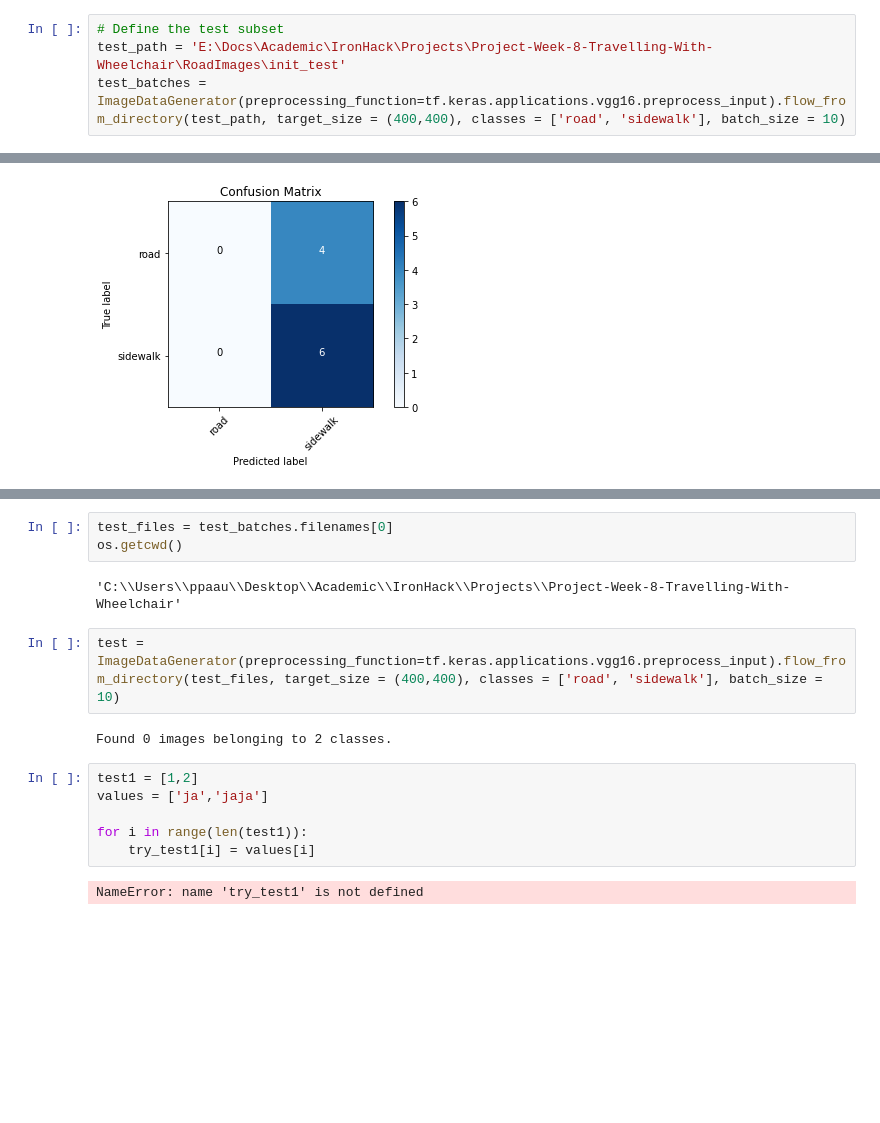
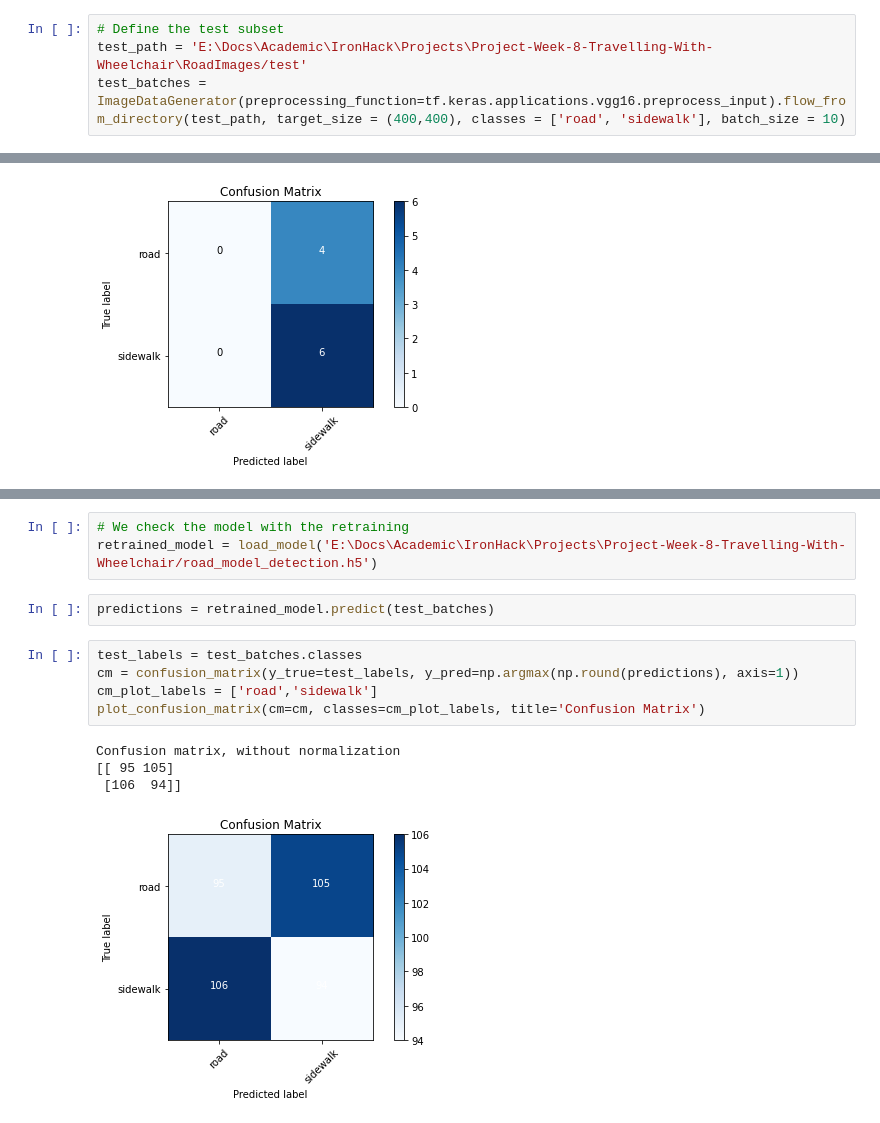
Before and after one commit to paunavarrogaspar/Project-Week-8-Final-Project, a Jupyter notebook: code/RoadDetectionModel.ipynb, the cells around one changed output, grey strips where cells are left out. Saved outputs shown, nothing was run; the diff lists cells and outputs as text; blank space fills up the shorter version.

Commit message:
Retrained the Road Detection Model

```diff
--- a/code/RoadDetectionModel.ipynb
+++ b/code/RoadDetectionModel.ipynb
@@ -58,6 +58,6 @@ Epoch 1/1
 KeyboardInterrupt:
 # %%
 # Define the test subset
-test_path = 'E:\Docs\Academic\IronHack\Projects\Project-Week-8-Travelling-With-Wheelchair\RoadImages\init_test'
+test_path = 'E:\Docs\Academic\IronHack\Projects\Project-Week-8-Travelling-With-Wheelchair\RoadImages/test'
 test_batches = ImageDataGenerator(preprocessing_function=tf.keras.applications.vgg16.preprocess_input).flow_from_directory(test_path, target_size = (400,400), classes = ['road', 'sidewalk'], batch_size = 10)
 # %% [output]
@@ -142,17 +116,15 @@ def ramp_check():
-# %%
-test_files = test_batches.filenames[0]
-os.getcwd()
-# %% [output]
-'C:\\Users\\ppaau\\Desktop\\Academic\\IronHack\\Projects\\Project-Week-8-Travelling-With-Wheelchair'
-# %%
-test = ImageDataGenerator(preprocessing_function=tf.keras.applications.vgg16.preprocess_input).flow_from_directory(test_files, target_size = (400,400), classes = ['road', 'sidewalk'], batch_size = 10)
-# %% [output]
-Found 0 images belonging to 2 classes.
-# %%
-test1 = [1,2]
-values = ['ja','jaja']
-
-for i in range(len(test1)):
-    try_test1[i] = values[i]
-# %% [output]
-NameError: name 'try_test1' is not defined
+# %%
+# We check the model with the retraining
+retrained_model = load_model('E:\Docs\Academic\IronHack\Projects\Project-Week-8-Travelling-With-Wheelchair/road_model_detection.h5')
+# %%
+predictions = retrained_model.predict(test_batches)
+# %%
+test_labels = test_batches.classes
+cm = confusion_matrix(y_true=test_labels, y_pred=np.argmax(np.round(predictions), axis=1))
+cm_plot_labels = ['road','sidewalk']
+plot_confusion_matrix(cm=cm, classes=cm_plot_labels, title='Confusion Matrix')
+# %% [output]
+Confusion matrix, without normalization
+[[ 95 105]
+ [106  94]]
+[figure, added]
```
Also changed, not shown: parts of 6 cells of this notebook.
